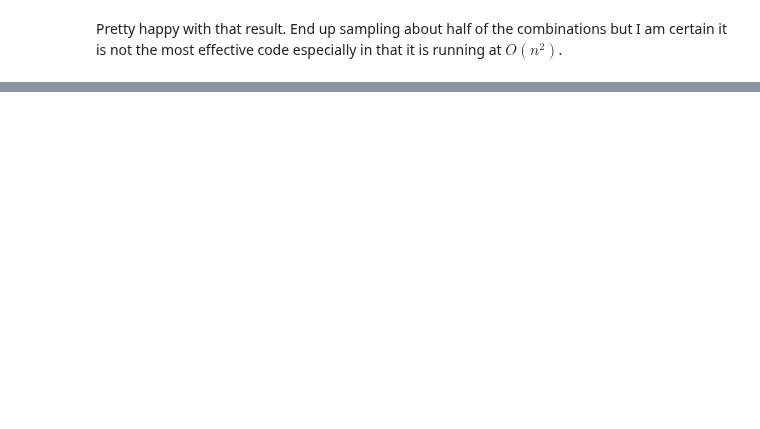
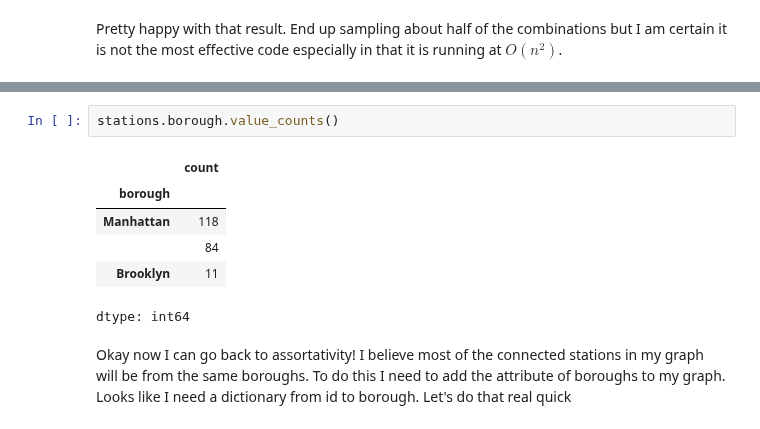
Before and after one commit to nurfnick/NetworkScience, a Jupyter notebook: HomeworkAssignments/Homework1.ipynb, the cells around one changed output, grey strips where cells are left out. Cells and saved outputs as stored; diff of their text form; blank space fills up the shorter version.

```diff
--- a/HomeworkAssignments/Homework1.ipynb
+++ b/HomeworkAssignments/Homework1.ipynb
@@ -241,0 +334,11 @@ Pretty happy with that result.  End up sampling about half of the combinations b
+# %%
+stations.borough.value_counts()
+# %% [output]
+|  | count |
+| borough |  |
+| Manhattan | 118 |
+|  | 84 |
+| Brooklyn | 11 |
+dtype: int64
+# %% [markdown]
+Okay now I can go back to assortativity!  I believe most of the connected stations in my graph will be from the same boroughs.  To do this I need to add the attribute of boroughs to my graph.  Looks like I need a dictionary from id to borough.  Let's do that real quick
```
Also changed, not shown: parts of 29 cells of this notebook.
